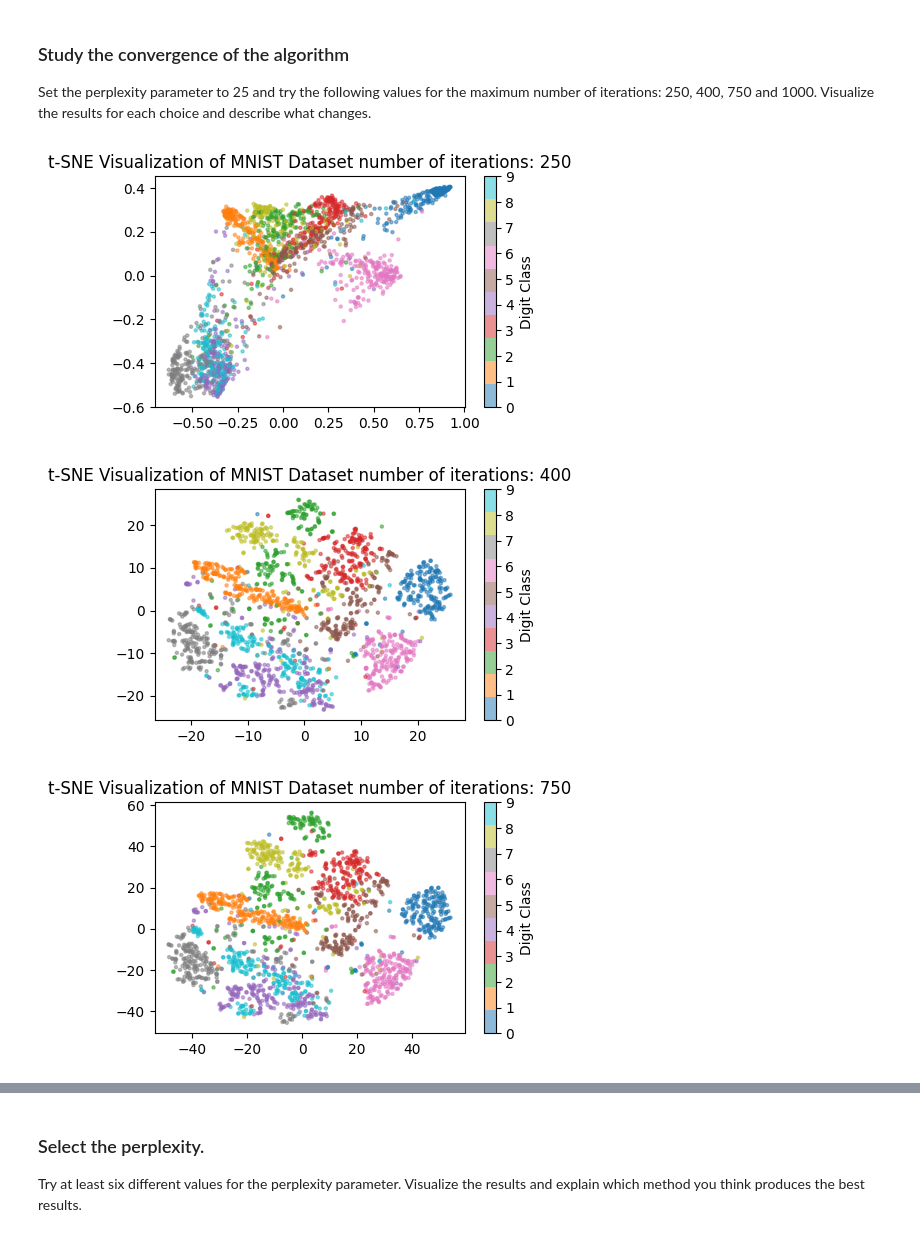
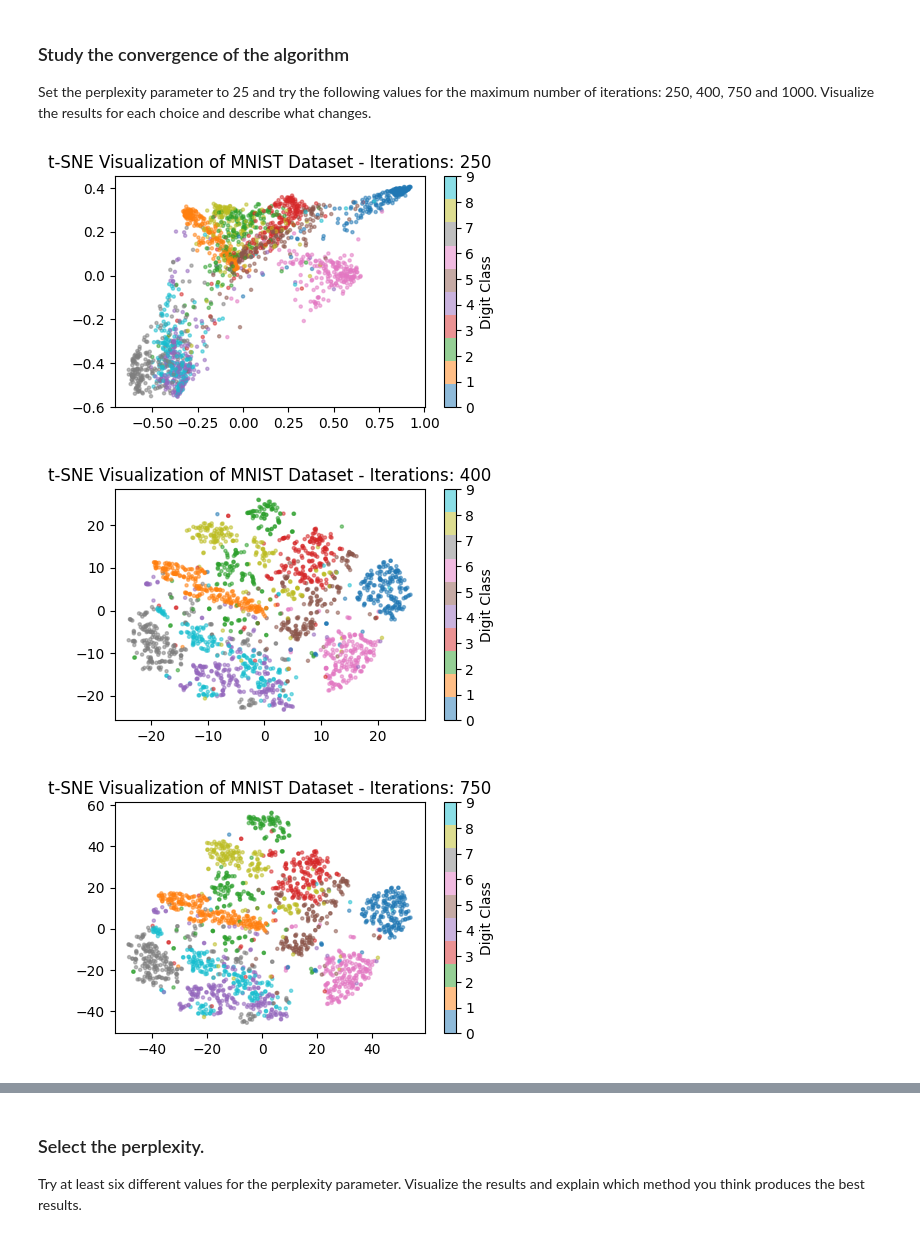
Before and after one commit to izzyyhh/datam, a Jupyter notebook: Exercise_3.ipynb, the cells around one changed output, grey strips where cells are left out. Saved outputs shown, nothing was run; the diff lists cells and outputs as text; code cells hidden in the pictures.

```diff
--- a/Exercise_3.ipynb
+++ b/Exercise_3.ipynb
@@ -16,7 +16,7 @@ First, load the MNIST dataset by calling [``fetch_openml(name="mnist_784", retur
 # YOUR CODE HERE
 from sklearn import datasets
 
-mnist = datasets.fetch_openml(name="mnist_784", return_X_y=True)
+mnist = datasets.fetch_openml(name="mnist_784", return_X_y=True, parser="auto")
 # %% [markdown]
 ### Visualize multiple samples of the dataset.
 
@@ -70,16 +69,16 @@ Set the perplexity parameter to 25 and try the following values for the maximum
 # %%
 iterations = [250, 400, 750, 1000]
 
 
 tsne = TSNE(random_state=seed, perplexity=25, n_iter=250)
 X_tsne = tsne.fit_transform(X_k)
 
 for n_iter in iterations:
     tsne = TSNE(random_state=seed, perplexity=25, n_iter=n_iter)
     X_tsne = tsne.fit_transform(X_k)
 
-    plot_tsne(X_tsne, classes, f'number of iterations: {n_iter}')
+    plot_tsne(X_tsne, classes, f'- Iterations: {n_iter}')
 # %% [output]
-[figure, old version]
+[figure, new version]
-[figure, old version]
+[figure, new version]
-[figure, old version]
+[figure, new version]
```
Also changed, not shown: parts of 11 cells of this notebook.
